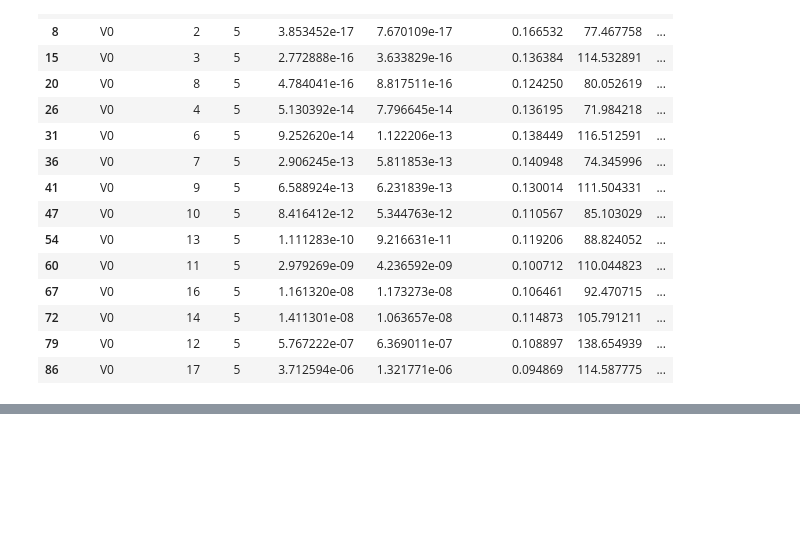
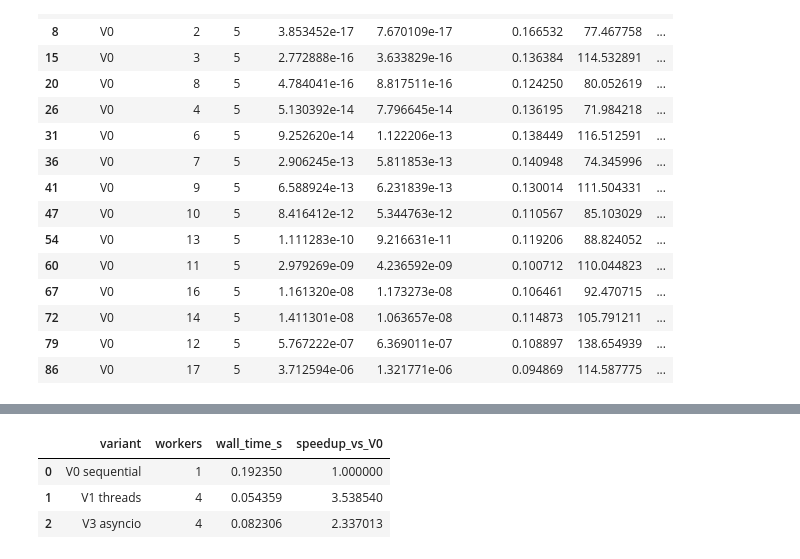
Before and after one commit to Lscotti-uni/PSO-python, a Jupyter notebook: notebooks/final_report.ipynb, the cells around one changed output, grey strips where cells are left out. Saved outputs shown, nothing was run; the diff lists cells and outputs as text; code cells hidden in the pictures; blank space fills up the shorter version.

Commit message:
Align report notebook and design doc with the code's actual outputs

```diff
--- a/notebooks/final_report.ipynb
+++ b/notebooks/final_report.ipynb
@@ -581 +717,75 @@ else:
+# %%
+# AsyncioEvaluator calls asyncio.run() internally, which conflicts with
+# Jupyter's already-running event loop. To keep the demonstration honest
+# the work runs in a clean Python subprocess and the notebook only shows
+# the resulting measurements. The script exercises the same V0/V1/V3
+# code paths the benchmark suite uses.
+import json
+import subprocess
+import sys
+import textwrap
+
+demo_script = textwrap.dedent(
+    '''
+    import json, time
+    from time import perf_counter
+    import numpy as np
+    from pso_lab.parallel import build_evaluator
+
+    LATENCY_S = 0.010
+    N_PARTICLES = 16
+    WORKERS = 4
+
+    rng = np.random.default_rng(0)
+    positions = rng.uniform(-1.0, 1.0, size=(N_PARTICLES, 5))
+
+    def io_like_sphere(point):
+        time.sleep(LATENCY_S)
+        return float(np.sum(point * point))
+
+    def measure(strategy, **kwargs):
+        evaluator = build_evaluator(strategy, workers=WORKERS, batch_size=1, **kwargs)
+        start = perf_counter()
+        evaluator.evaluate(positions, io_like_sphere)
+        return perf_counter() - start
+
+    sequential_time = measure('v0')
+    thread_time = measure('v1')
+    async_time = measure('v3')
+
+    print(json.dumps({
+        'V0 sequential': {'workers': 1, 'wall_time_s': sequential_time},
+        'V1 threads': {'workers': WORKERS, 'wall_time_s': thread_time},
+        'V3 asyncio': {'workers': WORKERS, 'wall_time_s': async_time},
+    }))
+    '''
+)
+
+result = subprocess.run(
+    [sys.executable, '-c', demo_script],
+    capture_output=True,
+    text=True,
+    timeout=60,
+    cwd='..',
+)
+if result.returncode != 0:
+    print('Demo subprocess failed:')
+    print(result.stderr)
+else:
+    measurements = json.loads(result.stdout.strip().splitlines()[-1])
+    baseline = measurements['V0 sequential']['wall_time_s']
+    demo_rows = []
+    for label, info in measurements.items():
+        demo_rows.append({
+            'variant': label,
+            'workers': info['workers'],
+            'wall_time_s': info['wall_time_s'],
+            'speedup_vs_V0': baseline / info['wall_time_s'],
+        })
+    display(pd.DataFrame(demo_rows))
+# %% [output]
+|  | variant | workers | wall_time_s | speedup_vs_V0 |
+| 0 | V0 sequential | 1 | 0.192350 | 1.000000 |
+| 1 | V1 threads | 4 | 0.054359 | 3.538540 |
+| 2 | V3 asyncio | 4 | 0.082306 | 2.337013 |
 # %% [markdown]
```
Also changed, not shown: parts of 8 cells of this notebook, 1 other file.
